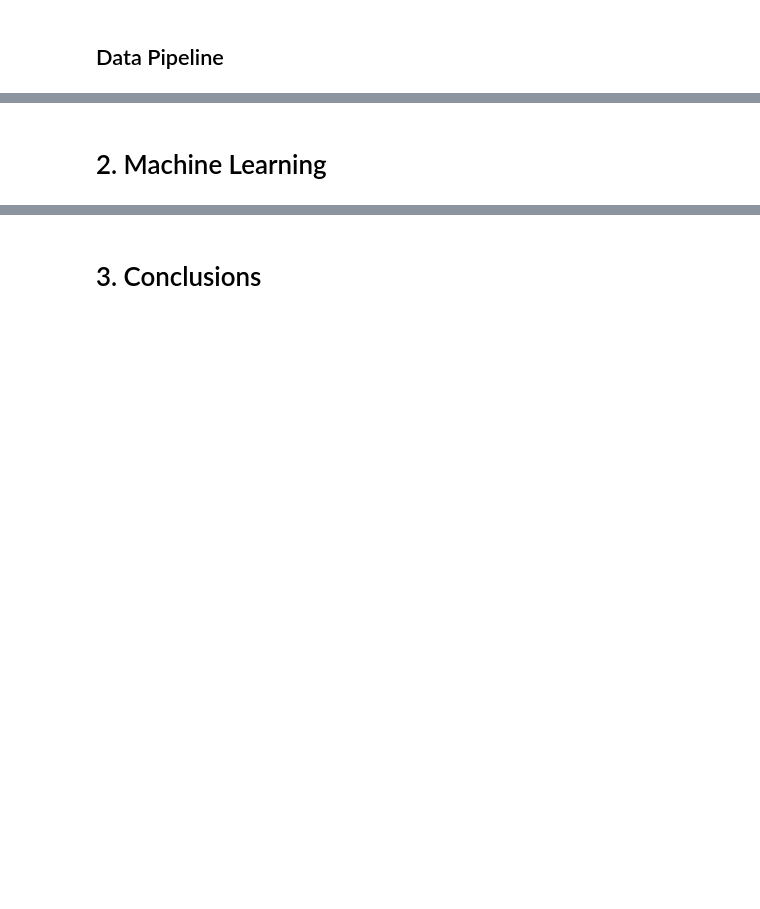
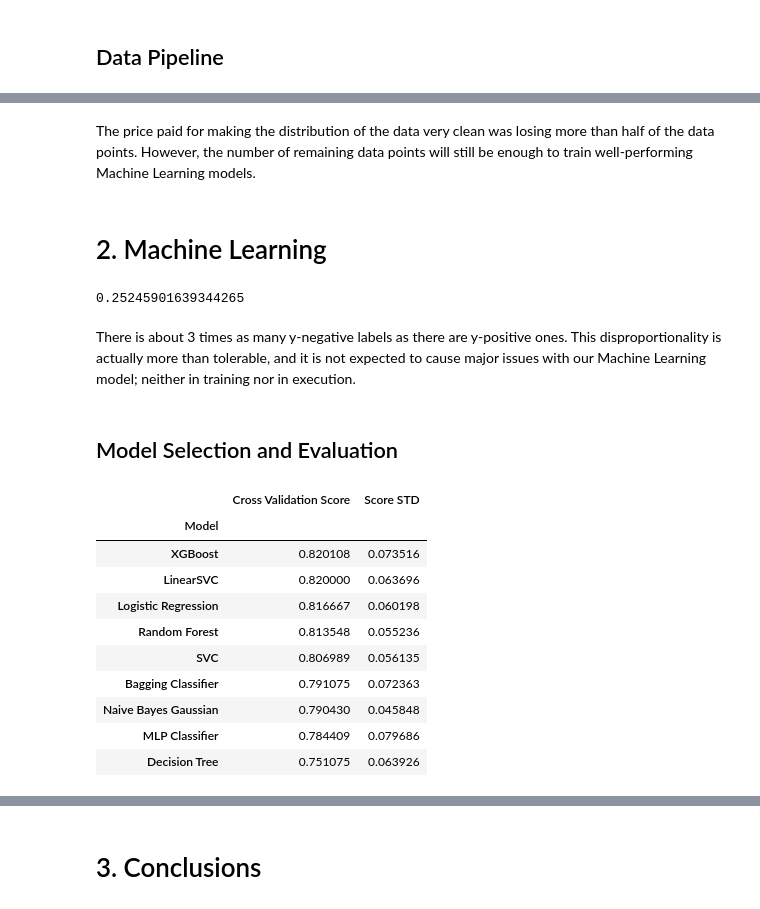
Before and after one commit to Gregoritsch3/ML_EDA_Classification_Diabetes, a Jupyter notebook: ML_EDA_Classification_Diabetes.ipynb, the cells around one changed output, grey strips where cells are left out. Drawn from its saved outputs; the diff is of its cells as text; code cells hidden in the pictures; blank space fills up the shorter version.

```diff
--- a/ML_EDA_Classification_Diabetes.ipynb
+++ b/ML_EDA_Classification_Diabetes.ipynb
@@ -266,2 +420,4 @@ The Pearson Linear Correlation Coefficients between numerical variables are supr
+# %% [markdown]
+The price paid for making the distribution of the data very clean was losing more than half of the data points. However, the number of remaining data points will still be enough to train well-performing Machine Learning models.
 # %% [markdown]
 # 2. Machine Learning
@@ -267,0 +428,55 @@ The Pearson Linear Correlation Coefficients between numerical variables are supr
+# %%
+#Checking the fraction of positive y-values in the dataset
+(y==1).sum()/len(y)
+# %% [output]
+0.25245901639344265
+# %% [markdown]
+There is about 3 times as many y-negative labels as there are y-positive ones. This disproportionality is actually more than tolerable, and it is not expected to cause major issues with our Machine Learning model; neither in training nor in execution.
+# %% [markdown]
+## Model Selection and Evaluation
+# %%
+def evaluate_models(X, y):
+    models = {
+        "Logistic Regression" : LogisticRegression(),
+        "MLP Classifier" : MLPClassifier(max_iter=2000),
+        "Decision Tree" : DecisionTreeClassifier(),
+        "Random Forest" : RandomForestClassifier(),
+        "XGBoost" : XGBClassifier(),
+        "SVC" : SVC(),
+        "LinearSVC" : LinearSVC(dual=True),
+        "Bagging Classifier" : BaggingClassifier(),
+        "Naive Bayes Gaussian" : GaussianNB(),
+
+    }
+
+    results = []
+    for model_name, model in models.items():
+        score = cross_val_score(model, X, y, cv=10)
+        results.append({
+            'Model' : model_name,
+            'Cross Validation Score' : score.mean(),
+            'Score STD' : score.std()
+        })
+
+    results_df = pd.DataFrame(results)
+
+    return results_df
+# %%
+results_df = evaluate_models(X, y)
+results_df.set_index('Model', inplace=True)
+#new_row = pd.DataFrame({'Model': ['TensorFlow NN'], 'Cross Validation Score':[TF_model_accuracy], 'Score STD':[TF_model_std]})
+#new_row.set_index('Model', inplace=True)
+#results_CV = pd.concat([results_df, new_row], axis='rows')
+results_df.sort_values(by='Cross Validation Score', ascending=False)
+# %% [output]
+|  | Cross Validation Score | Score STD |
+| Model |  |  |
+| XGBoost | 0.820108 | 0.073516 |
+| LinearSVC | 0.820000 | 0.063696 |
+| Logistic Regression | 0.816667 | 0.060198 |
+| Random Forest | 0.813548 | 0.055236 |
+| SVC | 0.806989 | 0.056135 |
+| Bagging Classifier | 0.791075 | 0.072363 |
+| Naive Bayes Gaussian | 0.790430 | 0.045848 |
+| MLP Classifier | 0.784409 | 0.079686 |
+| Decision Tree | 0.751075 | 0.063926 |
```
Also changed, not shown: parts of 27 cells of this notebook, 2 other files.
